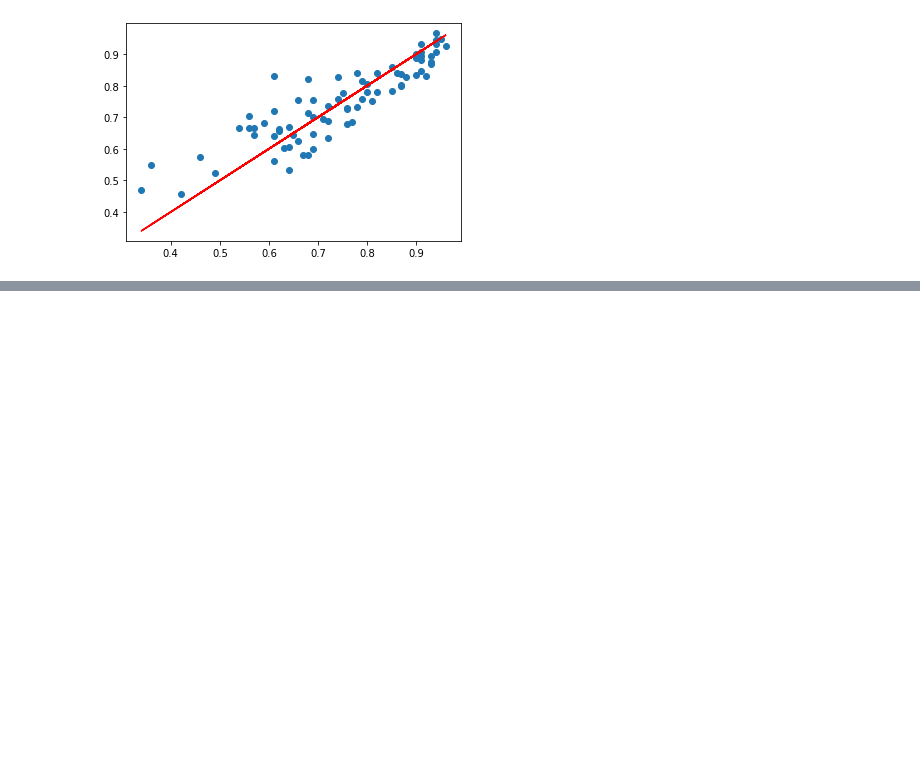
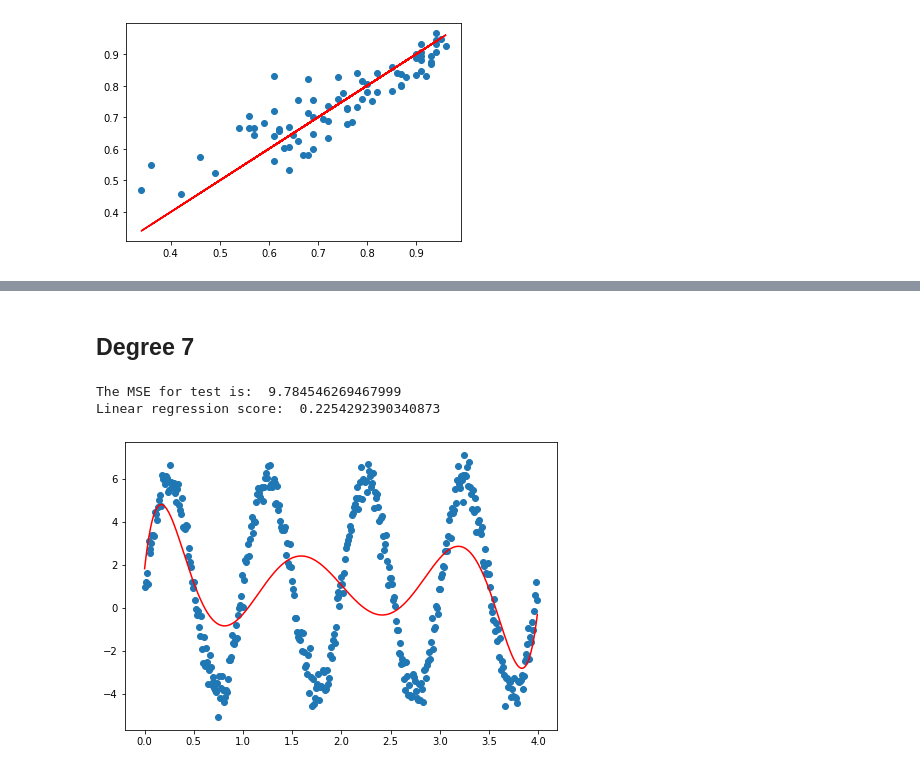
Before and after one commit to Adib-Rezaei/AI-Summer-School-2021-GroupB, a Jupyter notebook: Task2/Task2.ipynb, the cells around one changed output, grey strips where cells are left out. Cells and saved outputs as stored; diff of their text form; code cells hidden in the pictures; blank space fills up the shorter version.

```diff
--- a/Task2/Task2.ipynb
+++ b/Task2/Task2.ipynb
@@ -237,0 +326,8 @@ Linear regression score:  0.7745003817030364
+# %% [markdown]
+## Degree 7
+# %%
+plot_poly_regression(X, Y, 7)
+# %% [output]
+The MSE for test is:  9.784546269467999
+Linear regression score:  0.2254292390340873
+[figure, added]
```
Also changed, not shown: parts of 19 cells of this notebook.
